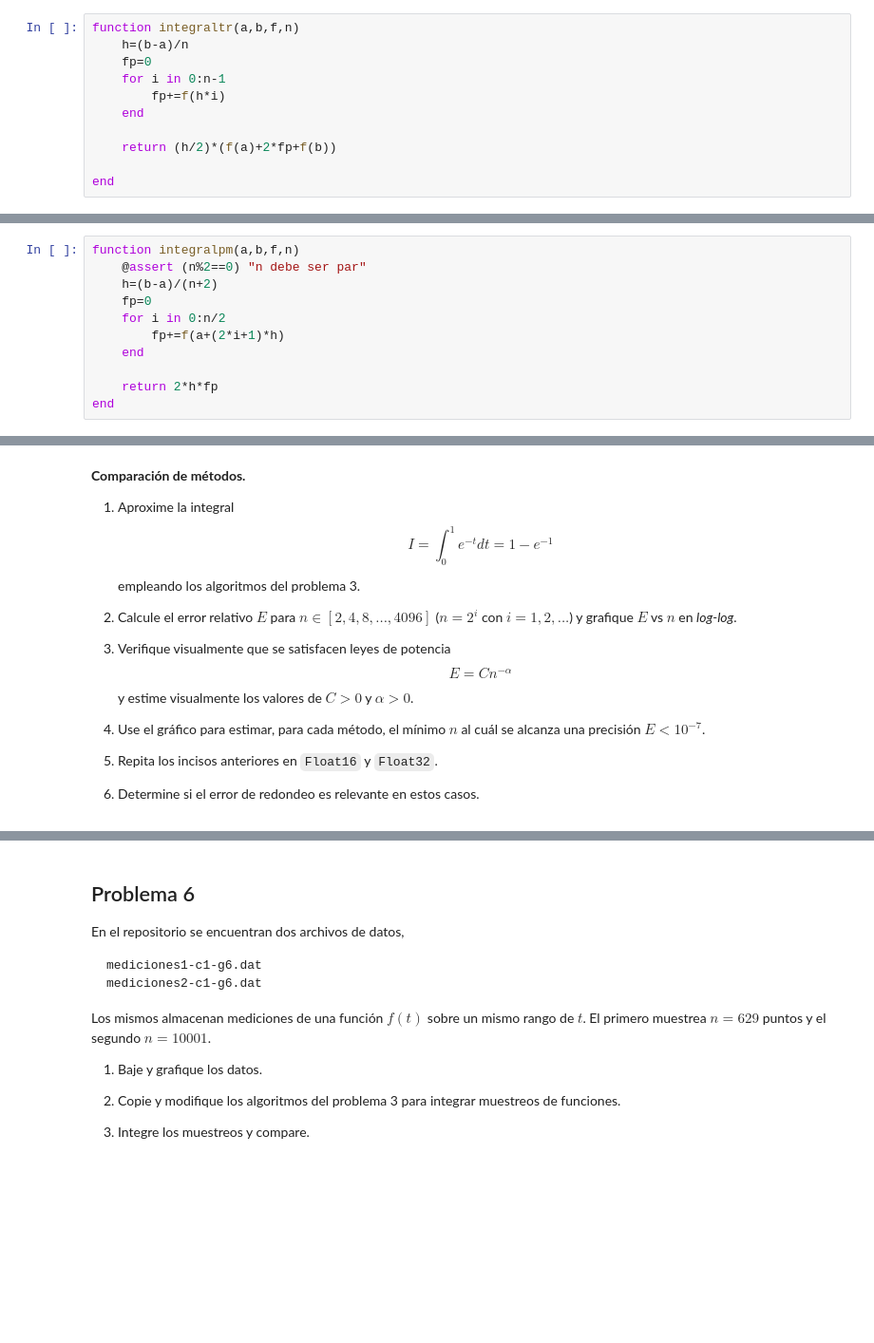
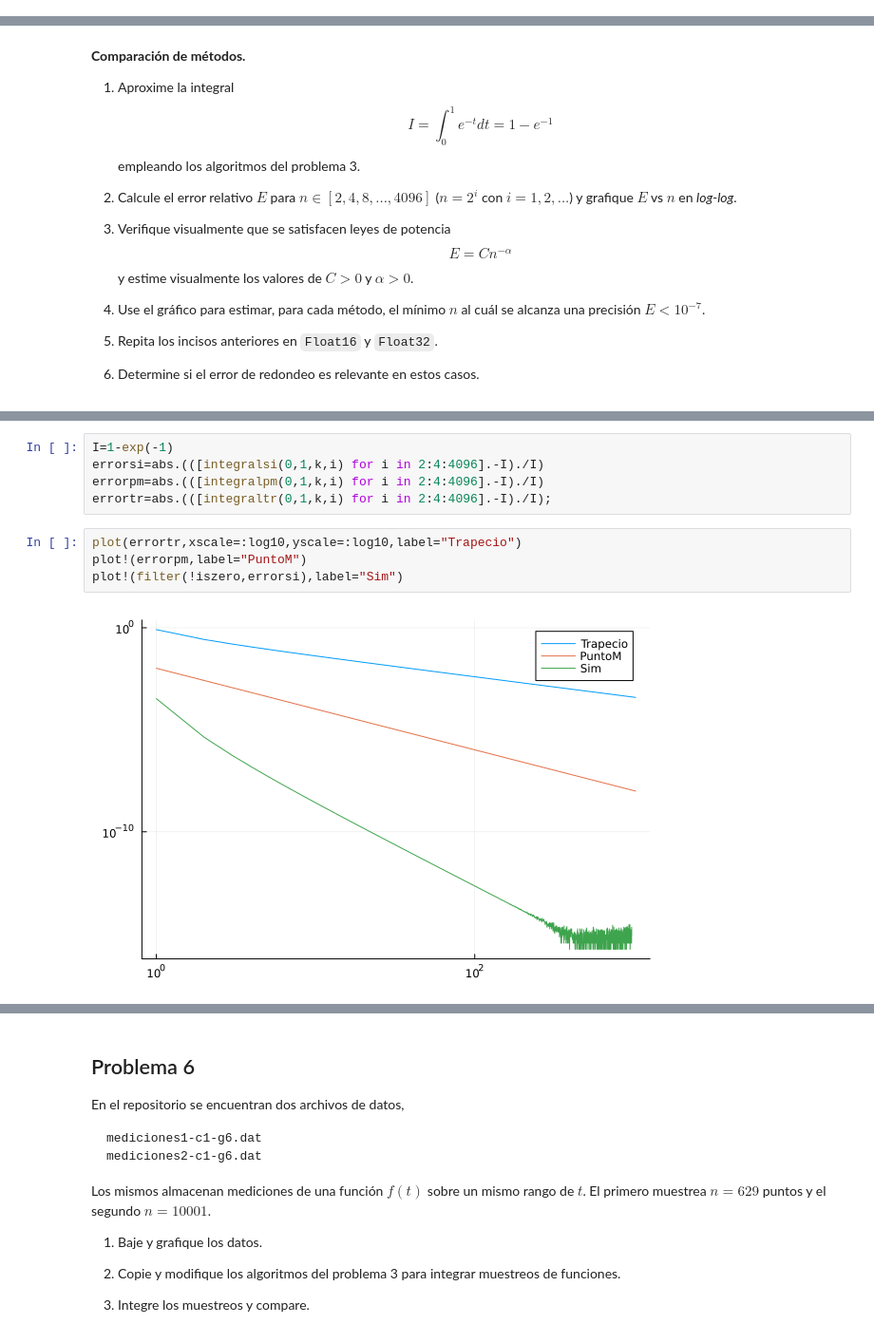
Before and after one commit to CuteS3al/Metodos-2024, a Jupyter notebook: Guia6/guia-6-2024.ipynb, the cells around one changed output, grey strips where cells are left out. Shown: that part at 95% size. Cells and saved outputs as stored; diff of their text form; blank space fills up the shorter version.

```diff
--- a/Guia6/guia-6-2024.ipynb
+++ b/Guia6/guia-6-2024.ipynb
@@ -102,11 +151,0 @@ integralsi (generic function with 2 methods)
-# %%
-function integraltr(a,b,f,n)
-    h=(b-a)/n
-    fp=0
-    for i in 0:n-1
-        fp+=f(h*i)
-    end
-
-    return (h/2)*(f(a)+2*fp+f(b))
-
-end
@@ -115,11 +151,0 @@ integraltr (generic function with 2 methods)
-# %%
-function integralpm(a,b,f,n)
-    @assert (n%2==0) "n debe ser par"
-    h=(b-a)/(n+2)
-    fp=0
-    for i in 0:n/2
-        fp+=f(a+(2*i+1)*h)
-    end
-
-    return 2*h*fp
-end
@@ -179,0 +324,11 @@ y estime visualmente los valores de $C>0$ y $\alpha>0$.
+# %%
+I=1-exp(-1)
+errorsi=abs.(([integralsi(0,1,k,i) for i in 2:4:4096].-I)./I)
+errorpm=abs.(([integralpm(0,1,k,i) for i in 2:4:4096].-I)./I)
+errortr=abs.(([integraltr(0,1,k,i) for i in 2:4:4096].-I)./I);
+# %%
+plot(errortr,xscale=:log10,yscale=:log10,label="Trapecio")
+plot!(errorpm,label="PuntoM")
+plot!(filter(!iszero,errorsi),label="Sim")
+# %% [output]
+[figure, added]
```
Also changed, not shown: parts of 22 cells of this notebook, 2 other files.
